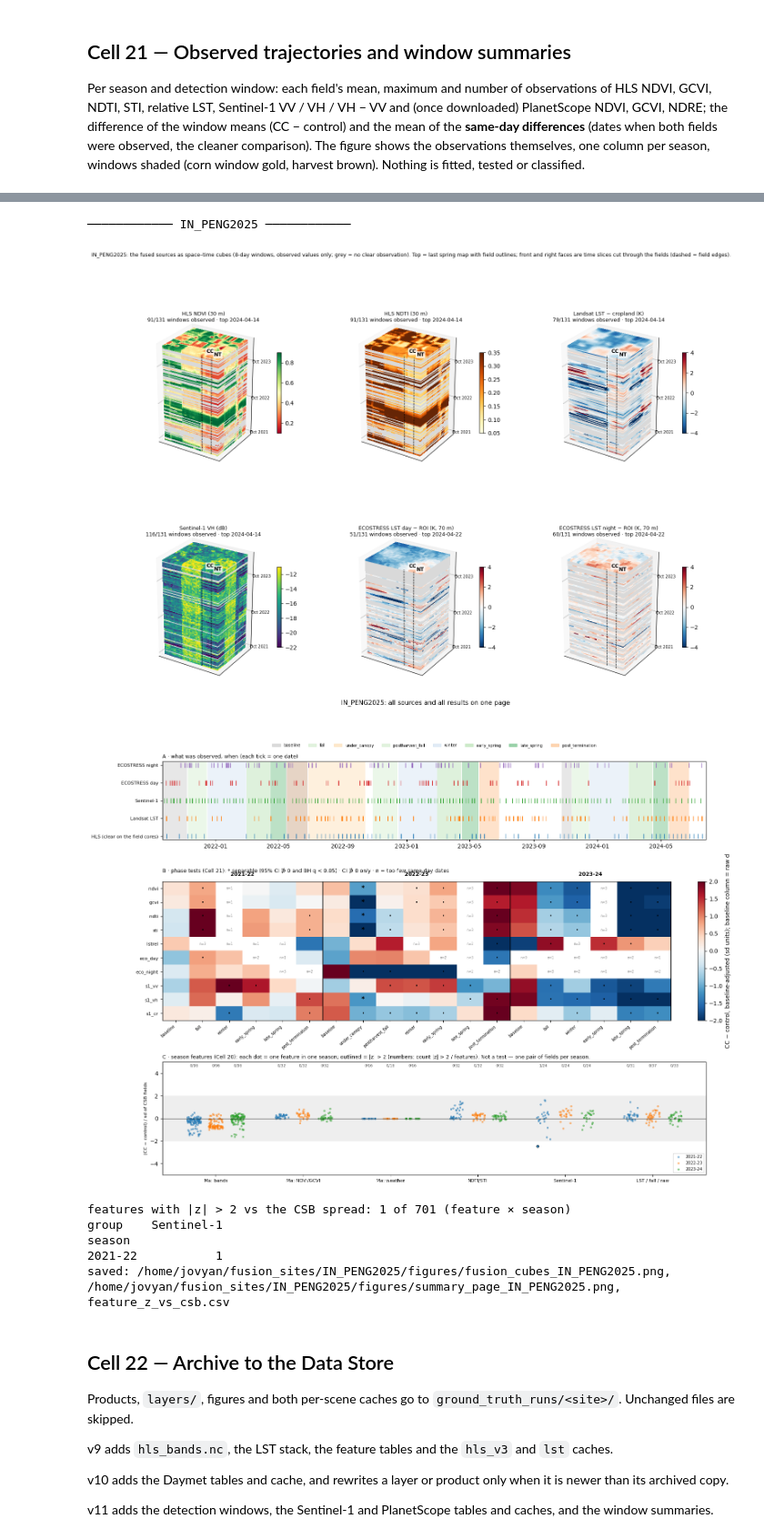
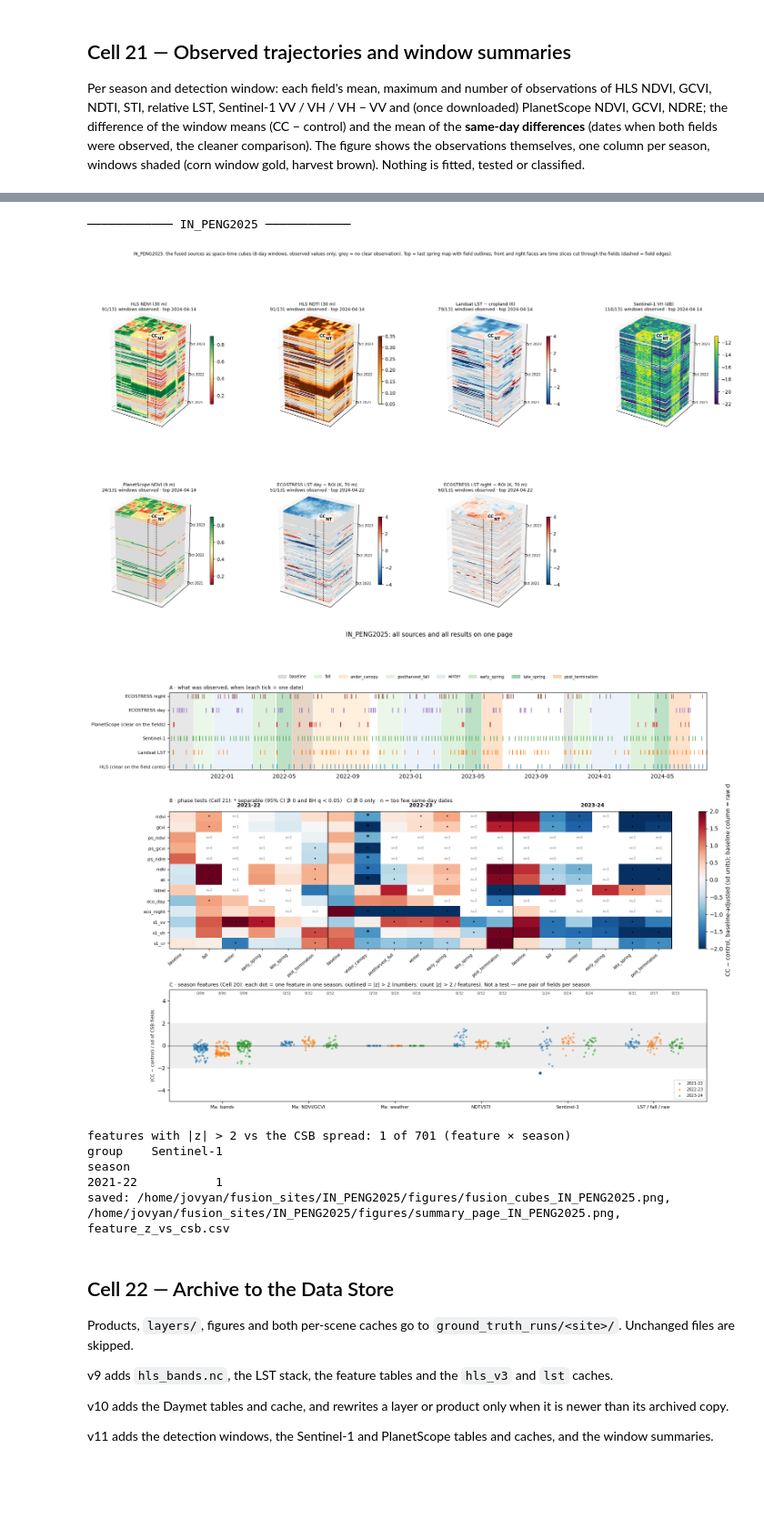
Before and after one commit to Eco-YuPeng/firerx_ml_CC, a Jupyter notebook: app_py/CoverCrop_Fusion_v11_IN.ipynb, the cells around one changed output, grey strips where cells are left out. Shown at 91% size. Cells and saved outputs as stored; diff of their text form; code cells hidden in the pictures; blank space fills up the shorter version.

```diff
--- a/app_py/CoverCrop_Fusion_v11_IN.ipynb
+++ b/app_py/CoverCrop_Fusion_v11_IN.ipynb
@@ -4194,6 +4198,32 @@ for SITE in SITES:
              ("HLS NDTI (30 m)", ndti_w, "YlOrBr", (0.05, 0.35), tw),
              ("Landsat LST − cropland (K)", lst_w, "RdBu_r", (-4, 4), tw),
              ("Sentinel-1 VH (dB)", vh_w, "viridis", (-22, -11), tw)]
+    # PlanetScope (Cell 18c cache, 3 m on the 30 m grid × 10): NDVI, HLS-calibrated where a
+    # calibration exists, block-averaged to 9 m for drawing
+    ps_dir = os.path.join(WORK, "cache", "ps")
+    ps_files = sorted(f for f in os.listdir(ps_dir) if f.endswith(".nc")) if os.path.isdir(ps_dir) else []
+    if ps_files:
+        calp = (pd.read_csv(P("ps_calibration.csv")).set_index(["id", "band"])
+                if have("ps_calibration.csv") else None)
+        k_ = 3; arrs, ts = [], []
+        for fn in ps_files:
+            with xr.open_dataset(os.path.join(ps_dir, fn)) as d_:
+                red = d_.red.values.astype("float32"); nir = d_.nir.values.astype("float32")
+                pid = d_.attrs.get("id"); pdt = pd.Timestamp(d_.attrs.get("datetime")).tz_localize(None)
+            for nm_, arr_ in (("red", red), ("nir", nir)):
+                if calp is not None and (pid, nm_) in calp.index:
+                    c_ = calp.loc[(pid, nm_)]; c_ = c_.iloc[0] if isinstance(c_, pd.DataFrame) else c_
+                    arr_ *= c_.slope; arr_ += c_.intercept
+            with np.errstate(all="ignore"):
+                nd = (nir - red) / (nir + red)
+            H, W = (nd.shape[0] // k_) * k_, (nd.shape[1] // k_) * k_
+            with warnings.catch_warnings():
+                warnings.simplefilter("ignore", RuntimeWarning)
+                nd = np.nanmean(nd[:H, :W].reshape(H // k_, k_, W // k_, k_), axis=(1, 3))
+            arrs.append(nd.astype("float32")); ts.append(pdt)
+        ps_cube = to_windows(pd.DatetimeIndex(ts), np.stack(arrs), windows)
+        cubes.append(("PlanetScope NDVI (9 m)", ps_cube, "RdYlGn", (0.1, 0.9), tw))
+    uo_ = pd.read_csv(P("ps_unit_obs.csv")) if have("ps_unit_obs.csv") else pd.DataFrame()
     eco_t = {}
     if have("eco_lst_index.csv"):
         ei = pd.read_csv(P("eco_lst_index.csv"), parse_dates=["utc"]).set_index("gid")
@@ -4236,7 +4266,7 @@ for SITE in SITES:
     front_edges = [j for j in range(1, len(row_ids)) if row_ids[j] != row_ids[j - 1]]
     sw_ = pd.read_csv(P("phase_windows.csv"), parse_dates=["start", "end"]) if have("phase_windows.csv") else None
     tsel = np.where((tw >= "2024-04-01") & (tw <= "2024-05-15"))[0]     # top face: last spring
-    ncol = 3; nrow = int(np.ceil(len(cubes) / ncol))
+    ncol = 4 if len(cubes) > 6 else 3; nrow = int(np.ceil(len(cubes) / ncol))
     fig = plt.figure(figsize=(6.0 * ncol, 6.2 * nrow))
     for k, (ttl, A, cm_, vr, taxis) in enumerate(cubes):
         ax = fig.add_subplot(nrow, ncol, k + 1, projection="3d")
@@ -4270,6 +4300,9 @@ for SITE in SITES:
     a = fig.add_subplot(gs[0])
     obs_dates = {"HLS (clear on the field cores)": tw[np.isfinite(ndvi_w[:, core > 0]).mean(1) >= 0.5],
                  "Landsat LST": tL, "Sentinel-1": tS}
+    if len(uo_):
+        g_ = uo_[(uo_.unit == "gt_field") & (uo_.clear >= 0.5)]
+        obs_dates["PlanetScope (clear on the fields)"] = pd.DatetimeIndex(sorted(pd.to_datetime(g_.date).unique()))
     for kind, tt_ in eco_t.items():
         obs_dates[f"ECOSTRESS {kind}"] = tt_
     for i, (nm, tt_) in enumerate(obs_dates.items()):
@@ -4289,7 +4322,8 @@ for SITE in SITES:
     b = fig.add_subplot(gs[1])
     ph_order = ["baseline", "fall", "under_canopy", "postharvest_fall", "winter", "early_spring", "late_spring",
                 "post_termination"]
-    vlist = [v for v in ["ndvi", "gcvi", "ndti", "sti", "lstrel", "eco_day", "eco_night", "s1_vv", "s1_vh", "s1_cr"]
+    vlist = [v for v in ["ndvi", "gcvi", "ps_ndvi", "ps_gcvi", "ps_ndre", "ndti", "sti", "lstrel", "eco_day", "eco_night",
+                       "s1_vv", "s1_vh", "s1_cr"]
              if v in pt.variable.unique()]
     colsB = [(s, p_) for s in seasons for p_ in ph_order if ((pt.season == s) & (pt.phase == p_)).any()]
     Z = np.full((len(vlist), len(colsB)), np.nan)
@@ -4344,35 +4378,35 @@ for SITE in SITES:
     zc = pd.DataFrame(rows_c)
     zc.to_csv(P("feature_z_vs_csb.csv"), index=False)
     off = {s: (k - (len(seasons) - 1) / 2) * 0.25 for k, s in enumerate(seasons)}
     rng_ = np.random.default_rng(1)
     for k, s in enumerate(seasons):
         q_ = zc[zc.season == s]
         xs = np.array([groups.index(g2) for g2 in q_.group]) + off[s] + rng_.uniform(-0.08, 0.08, len(q_))
         big = q_.z.abs() > 2
         c.scatter(xs[~big], q_.z[~big], s=7, color=f"C{k}", alpha=0.45, label=s)
         c.scatter(xs[big], q_.z[big], s=18, color=f"C{k}", edgecolor="k", lw=0.6)
     for k2, g2 in enumerate(groups):
         for s in seasons:
             q_ = zc[(zc.season == s) & (zc.group == g2)]
             if len(q_):
                 c.text(k2 + off[s], 4.6, f"{int((q_.z.abs() > 2).sum())}/{q_.z.notna().sum()}",
                        ha="center", fontsize=6.5, color="#444")
     c.axhspan(-2, 2, color="#eeeeee", zorder=0); c.axhline(0, color="k", lw=0.6)
     c.set_xticks(range(len(groups))); c.set_xticklabels(groups, fontsize=8); c.set_ylim(-5, 5)
     c.set_ylabel("(CC − control) / sd of CSB fields", fontsize=8); c.legend(fontsize=7, loc="lower right")
     c.set_title("C · season features (Cell 20): each dot = one feature in one season; outlined = |z| > 2 "
                 "(numbers: count |z| > 2 / features). Not a test — one pair of fields per season.", fontsize=9, loc="left")
     fig.suptitle(f"{SITE}: all sources and all results on one page", fontsize=11, y=0.995)
     f2 = os.path.join(FIG_DIR, f"summary_page_{SITE}.png")
     plt.savefig(f2, dpi=150, bbox_inches="tight"); plt.show()
     big = zc[zc.z.abs() > 2]
     print(f"features with |z| > 2 vs the CSB spread: {len(big)} of {zc.z.notna().sum()} (feature × season)")
     print(big.groupby(["season", "group"]).size().unstack(fill_value=0).to_string())
     print(f"saved: {f1}, {f2}, feature_z_vs_csb.csv")
 # %% [output]
 ──────────── IN_PENG2025 ────────────
-[figure, old version]
+[figure, new version]
-[figure, old version]
+[figure, new version]
 features with |z| > 2 vs the CSB spread: 1 of 701 (feature × season)
 group    Sentinel-1
 season
```
Also changed, not shown: parts of 2 cells of this notebook, 6 other files.
